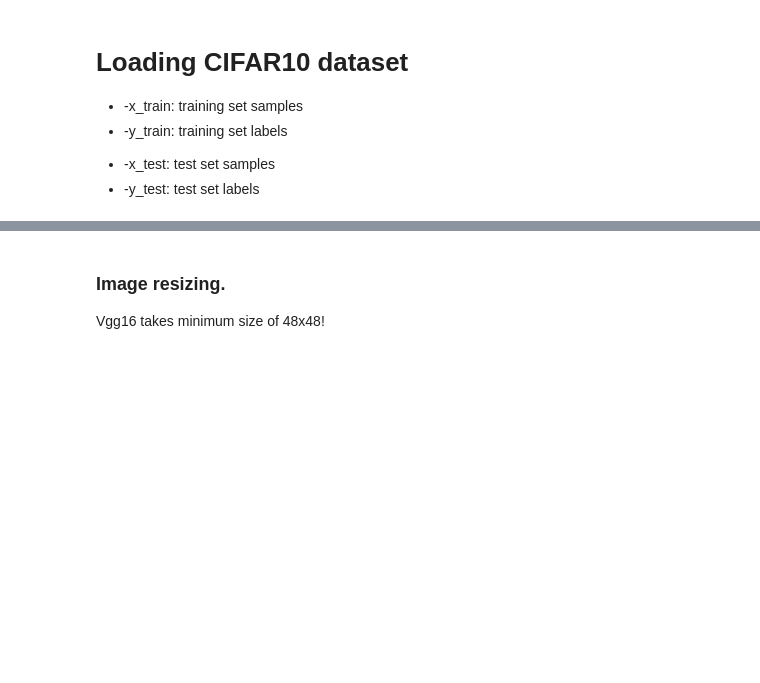
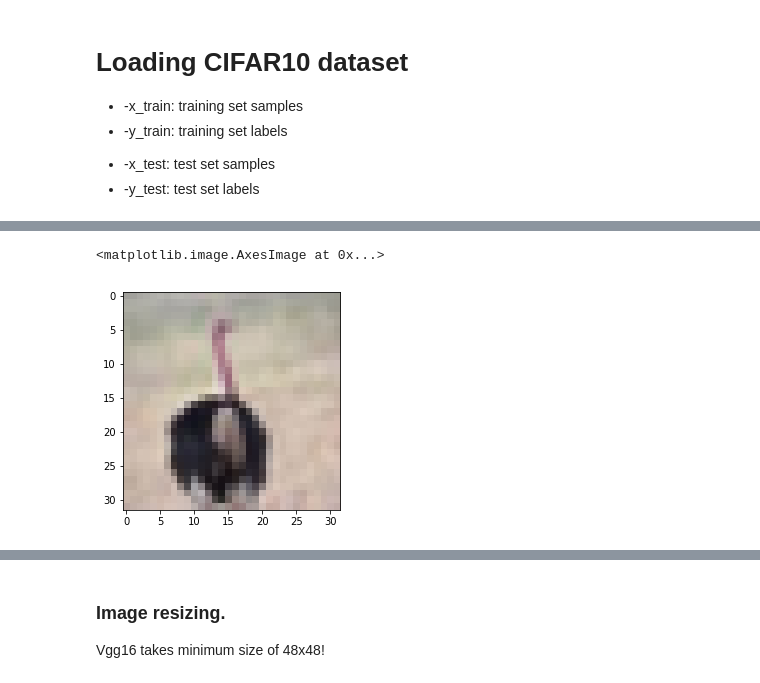
Before and after one commit to 5bastian/Transfer-learning-in-Vgg16, a Jupyter notebook: TransferLearning_Vgg16_CIFAR10.ipynb, the cells around one changed output, grey strips where cells are left out. Drawn from its saved outputs; the diff is of its cells as text; code cells hidden in the pictures; blank space fills up the shorter version.

```diff
--- a/TransferLearning_Vgg16_CIFAR10.ipynb
+++ b/TransferLearning_Vgg16_CIFAR10.ipynb
@@ -40,0 +104,6 @@ for i in range(len(x_train)):
+# %%
+single_image = x_train[335:336]
+plt.imshow(single_image[0])
+# %% [output]
+<matplotlib.image.AxesImage at 0x...>
+[figure, added]
```
Also changed, not shown: parts of 60 cells of this notebook.
